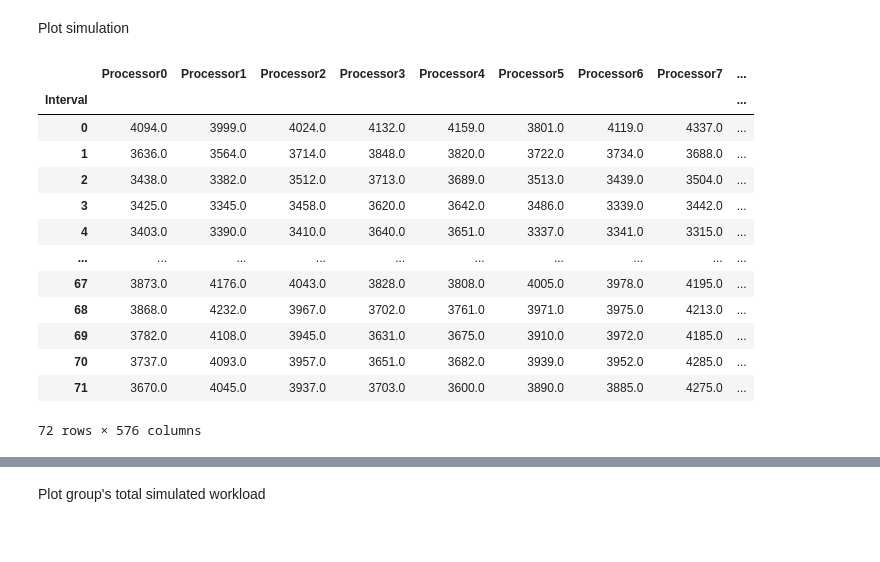
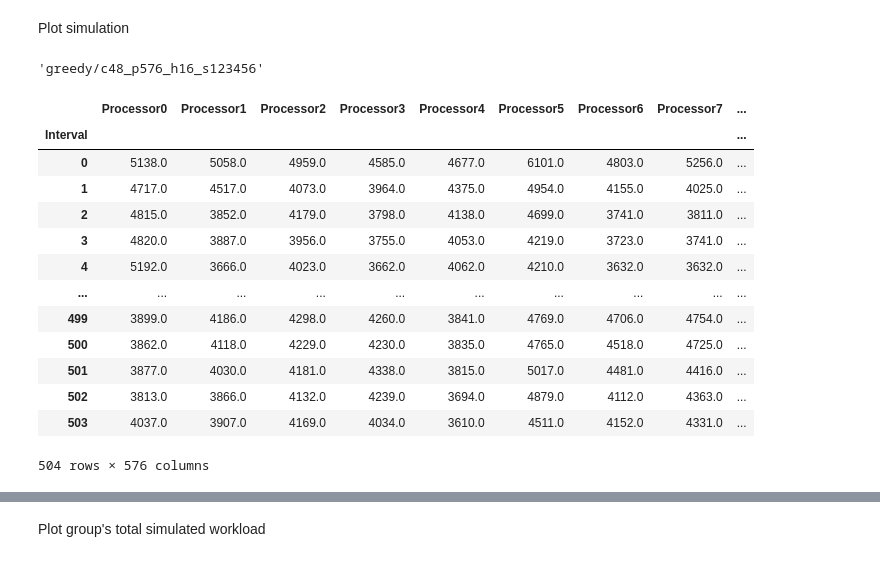
Before and after one commit to Jordan-Sun/simulated-chem, a Jupyter notebook: node_workload.ipynb, the cells around one changed output, grey strips where cells are left out. Cells and saved outputs as stored; diff of their text form; code cells hidden in the pictures.

```diff
--- a/node_workload.ipynb
+++ b/node_workload.ipynb
@@ -8,24 +9,52 @@ import matplotlib.pyplot as plt
 # %% [markdown]
 Plot simulation
+# %%
+num_hosts = 16
+nodes = 16 # This is the nodes used for greedy local algorithm, 1 if global
+processors_per_host = 36
+processors = num_hosts * processors_per_host
+
+grouping = "123456"
+
+test_name = f"greedy/c48_p{processors}"
+
+if nodes > 1:
+    test_name += f"_h{nodes}"
+    if grouping:
+        if grouping.isdigit():
+            seed = int(grouping)
+            path = None
+            test_name += f"_s{seed}"
+        else:
+            seed = 0
+            path = Path(grouping)
+            test_name += f"_f{path.stem}"
+    else:
+        seed = 0
+        path = None
+
+test_name
+# %% [output]
+'greedy/c48_p576_h16_s123456'
 # %%
-simulation_data_path = "test/greedy/c48_p576_h16/simulation.csv"
+simulation_data_path = f"test/{test_name}/simulation.csv"
 simulation_data = pd.read_csv(simulation_data_path, index_col=0)
 # Exclude the last four columns and select only numeric columns
 simulation_data = simulation_data.iloc[:, :-4].select_dtypes(include=[np.number])
 simulation_data
 # %% [output]
 |  | Processor0 | Processor1 | Processor2 | Processor3 | Processor4 | Processor5 | Processor6 | Processor7 | ... |
 | Interval |  |  |  |  |  |  |  |  | ... |
-| 0 | 4094.0 | 3999.0 | 4024.0 | 4132.0 | 4159.0 | 3801.0 | 4119.0 | 4337.0 | ... |
-| 1 | 3636.0 | 3564.0 | 3714.0 | 3848.0 | 3820.0 | 3722.0 | 3734.0 | 3688.0 | ... |
-| 2 | 3438.0 | 3382.0 | 3512.0 | 3713.0 | 3689.0 | 3513.0 | 3439.0 | 3504.0 | ... |
-| 3 | 3425.0 | 3345.0 | 3458.0 | 3620.0 | 3642.0 | 3486.0 | 3339.0 | 3442.0 | ... |
-| 4 | 3403.0 | 3390.0 | 3410.0 | 3640.0 | 3651.0 | 3337.0 | 3341.0 | 3315.0 | ... |
+| 0 | 5138.0 | 5058.0 | 4959.0 | 4585.0 | 4677.0 | 6101.0 | 4803.0 | 5256.0 | ... |
+| 1 | 4717.0 | 4517.0 | 4073.0 | 3964.0 | 4375.0 | 4954.0 | 4155.0 | 4025.0 | ... |
+| 2 | 4815.0 | 3852.0 | 4179.0 | 3798.0 | 4138.0 | 4699.0 | 3741.0 | 3811.0 | ... |
+| 3 | 4820.0 | 3887.0 | 3956.0 | 3755.0 | 4053.0 | 4219.0 | 3723.0 | 3741.0 | ... |
+| 4 | 5192.0 | 3666.0 | 4023.0 | 3662.0 | 4062.0 | 4210.0 | 3632.0 | 3632.0 | ... |
 | ... | ... | ... | ... | ... | ... | ... | ... | ... | ... |
-| 67 | 3873.0 | 4176.0 | 4043.0 | 3828.0 | 3808.0 | 4005.0 | 3978.0 | 4195.0 | ... |
-| 68 | 3868.0 | 4232.0 | 3967.0 | 3702.0 | 3761.0 | 3971.0 | 3975.0 | 4213.0 | ... |
-| 69 | 3782.0 | 4108.0 | 3945.0 | 3631.0 | 3675.0 | 3910.0 | 3972.0 | 4185.0 | ... |
-| 70 | 3737.0 | 4093.0 | 3957.0 | 3651.0 | 3682.0 | 3939.0 | 3952.0 | 4285.0 | ... |
-| 71 | 3670.0 | 4045.0 | 3937.0 | 3703.0 | 3600.0 | 3890.0 | 3885.0 | 4275.0 | ... |
+| 499 | 3899.0 | 4186.0 | 4298.0 | 4260.0 | 3841.0 | 4769.0 | 4706.0 | 4754.0 | ... |
+| 500 | 3862.0 | 4118.0 | 4229.0 | 4230.0 | 3835.0 | 4765.0 | 4518.0 | 4725.0 | ... |
+| 501 | 3877.0 | 4030.0 | 4181.0 | 4338.0 | 3815.0 | 5017.0 | 4481.0 | 4416.0 | ... |
+| 502 | 3813.0 | 3866.0 | 4132.0 | 4239.0 | 3694.0 | 4879.0 | 4112.0 | 4363.0 | ... |
+| 503 | 4037.0 | 3907.0 | 4169.0 | 4034.0 | 3610.0 | 4511.0 | 4152.0 | 4331.0 | ... |
-72 rows × 576 columns
+504 rows × 576 columns
 # %%
```
Also changed, not shown: parts of 7 cells of this notebook.
